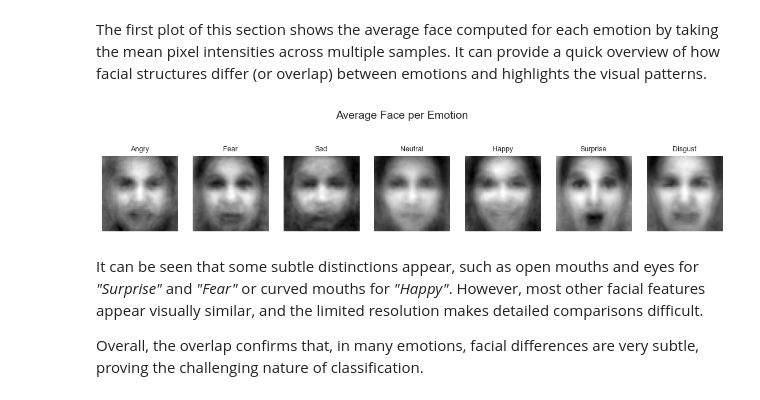
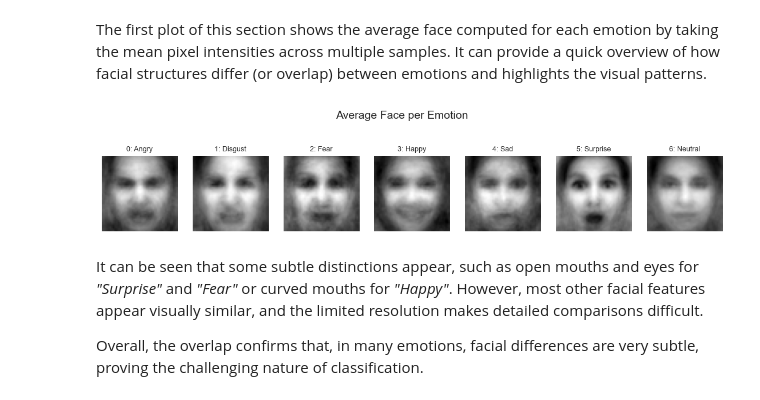
Before and after one commit to Pabloherreroo/Facial-Expression-Recognition_UsingML, a Jupyter notebook: group40_emotion_recognition.ipynb, the cells around one changed output. Drawn from its saved outputs; the diff is of its cells as text; code cells hidden in the pictures.

```diff
--- a/group40_emotion_recognition.ipynb
+++ b/group40_emotion_recognition.ipynb
@@ -87,15 +89,23 @@ plt.show()
+# %%
+trai_df = df[df['Usage']== 'Training'].copy()
+vali_df = df[df['Usage'] == 'PublicTest'].copy()
+test_df = df[df['Usage'] == 'PrivateTest'].copy()
+
+trai_df.to_csv("./data/fer2013_train.csv", encoding='utf-8', index=False)
+vali_df.to_csv("./data/fer2013_validation.csv", encoding='utf-8', index=False)
+test_df.to_csv("./data/fer2013_test.csv", encoding='utf-8', index=False)
 # %% [markdown]
 It can be assumed that images across all dataset partitions (training, public test, and private test) do not present significant visual differences. Therefore, plotting sample images by Usage label was considered unnecessary.
 
 Regarding emotions, the distribution is reportedly unequal amongst classes. Therefore, after an emotion mapping based on dataset information, the count of images per emotion will be plotted to illustrate the differences. Later, some sample images will be reconstructed using NumPy arrays for each emotion.
 # %%
 emotion_labels = {
-    0: "Angry",
-    1: "Disgust",
-    2: "Fear",
-    3: "Happy",
-    4: "Sad",
-    5: "Surprise",
-    6: "Neutral"
+    0:'0: Angry',
+    1:'1: Disgust',
+    2:'2: Fear',
+    3:'3: Happy',
+    4:'4: Sad',
+    5:'5: Surprise',
+    6:'6: Neutral'
 }
 # %%
@@ -114,14 +123,16 @@ plt.show()
 # %%
 fig, axes = plt.subplots(7, 8, figsize=(12, 12))
 fig.suptitle("Sample Faces per Emotion", fontsize=16)
-for i, (emotion, group) in enumerate(df.groupby('emotion_label')):
+
+for i, (emotion, group) in enumerate(trai_df.groupby('emotion')):
     samples = group.sample(8, random_state=42)
     for j, pixels in enumerate(samples['pixels']):
         img = np.array(pixels.split(), dtype='uint8').reshape(48, 48)
         axes[i, j].imshow(img, cmap='gray')
         axes[i, j].axis('off')
         if j == 0:
-            axes[i, j].set_title(emotion, fontsize=10, pad=8)
+            axes[i, j].set_title(emotion_labels[emotion], fontsize=10, pad=8)
+
 plt.tight_layout(rect=[0, 0, 1, 0.99])
 plt.show()
 # %% [output]
@@ -136,8 +147,7 @@ This visual overlap means that low accuracies will be the norm, having difficult
 The following plots explore the distribution of average pixel brightness across the dataset and per emotion.
 They help identify whether lighting or exposure differences could bias emotion classification.
 # %%
-df['pixel_values'] = df['pixels'].apply(lambda x: np.fromstring(x, sep=' ', dtype=int))
-means = df['pixel_values'].apply(np.mean)
+means = trai_df['pixels'].apply(lambda x: np.fromstring(x, sep=' ', dtype=int).mean())
 
 fig, axes = plt.subplots(1, 2, figsize=(14,5))
 
@@ -146,10 +156,11 @@ axes[0].set_title("Overall Mean Pixel Intensity Distribution")
 axes[0].set_xlabel("Mean Intensity")
 axes[0].set_ylabel("Frequency")
 
-for emotion in df['emotion_label'].unique():
+for emotion, group in trai_df.groupby('emotion'):
     # Instead of plotting overall frequencies, use density as classes have different sizes
-    subset = df[df['emotion_label'] == emotion]['pixel_values'].apply(np.mean)
-    sns.kdeplot(subset, label=emotion, fill=True, alpha=0.3, ax=axes[1])
+    subset_means = group['pixels'].apply(lambda x: np.fromstring(x, sep=' ', dtype=int).mean())
+    sns.kdeplot(subset_means, label=emotion, fill=True, alpha=0.3, ax=axes[1])
+
 axes[1].set_title("Mean Pixel Intensity Distribution per Emotion")
 axes[1].set_xlabel("Mean Intensity")
 axes[1].set_ylabel("Density")
@@ -169,19 +180,19 @@ Regarding emotions, all of them show overlapping intensity profiles, meaning bri
 The first plot of this section shows the average face computed for each emotion by taking the mean pixel intensities across multiple samples. It can provide a quick overview of how facial structures differ (or overlap) between emotions and highlights the visual patterns.
 # %%
 avg_faces = {}
-for emotion in df['emotion_label'].unique():
-    imgs = np.stack(df[df['emotion_label'] == emotion]['pixel_values'].sample(200, random_state=42))
-    avg_faces[emotion] = imgs.mean(axis=0).reshape(48, 48)
+for emotion, group in trai_df.groupby('emotion'):
+    imgs = np.stack(group['pixels'].sample(200, random_state=42).apply(lambda x: np.fromstring(x, sep=' ', dtype=int)))
+    avg_faces[emotion_labels[emotion]] = imgs.mean(axis=0).reshape(48, 48)
 
 fig, axes = plt.subplots(1, 7, figsize=(14, 3))
 for i, (emotion, img) in enumerate(avg_faces.items()):
     axes[i].imshow(img, cmap='gray')
     axes[i].set_title(emotion, fontsize=9)
     axes[i].axis('off')
 plt.suptitle("Average Face per Emotion", fontsize=14)
 plt.show()
 # %% [output]
-[figure, old version]
+[figure, new version]
 # %% [markdown]
 It can be seen that some subtle distinctions appear, such as open mouths and eyes for *"Surprise"* and *"Fear"* or curved mouths for *"Happy"*. However, most other facial features appear visually similar, and the limited resolution makes detailed comparisons difficult.
 
```
Also changed, not shown: parts of 9 cells of this notebook, 1 other file.
